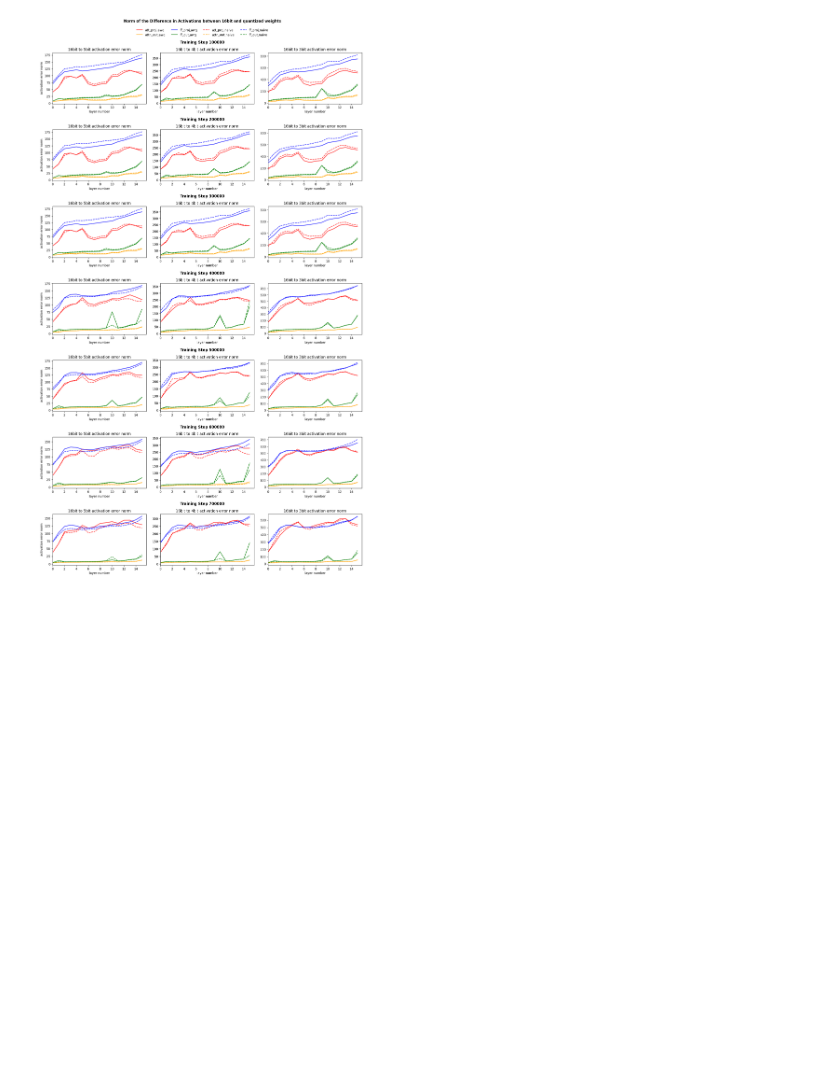
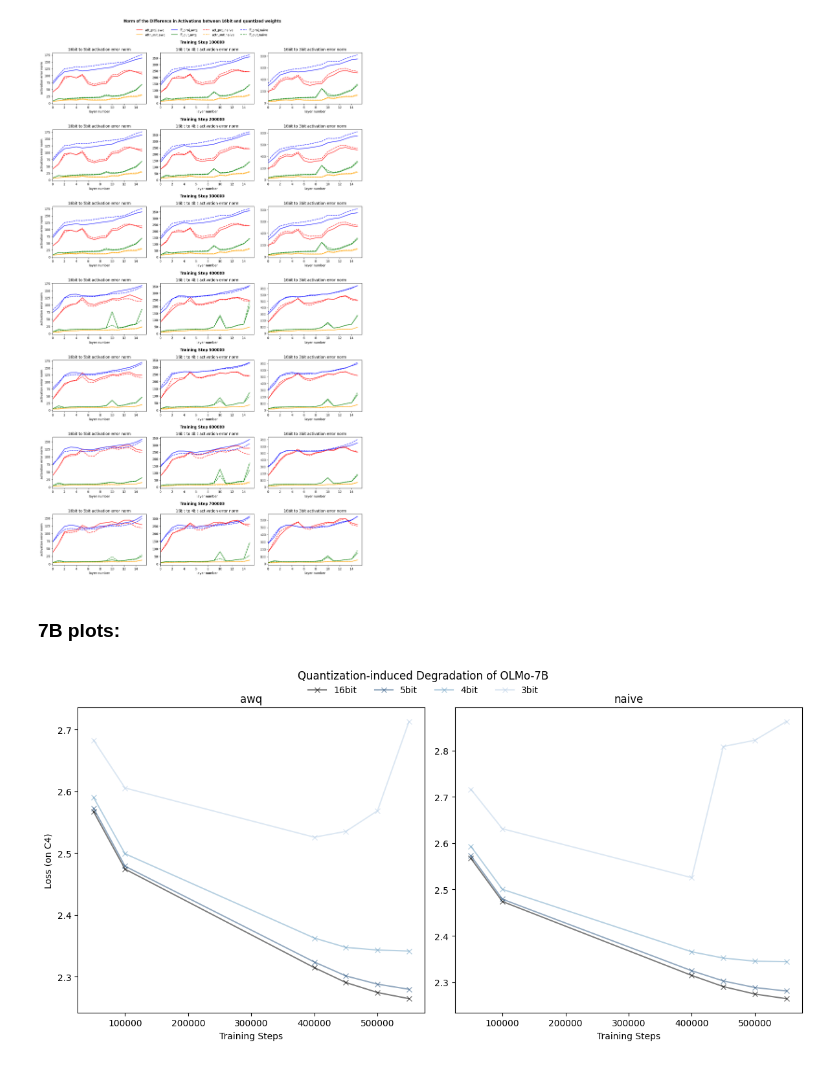
Before and after one commit to reeceshuttle/deep-learning-proj, a Jupyter notebook: results.ipynb, the cells around one changed output. Saved outputs shown, nothing was run; the diff lists cells and outputs as text; code cells hidden in the pictures; blank space fills up the shorter version.

Commit message:
new plots

```diff
--- a/results.ipynb
+++ b/results.ipynb
@@ -290,3 +292,72 @@ plt.savefig('blog/images/error_norm.png', bbox_inches = 'tight', dpi=200)
 #             axes[i].set_xlim(left=0)
 
 #             axes[i].legend()
+# %% [markdown]
+### 7B plots:
+# %%
+
+
+steps = step_to_revision['allenai/OLMo-1B'].keys()
+
+my_loss = {'7b': {'awq': {"16":[],"5":[],"4":[],"3":[],"2":[]}, 'naive': {"16":[],"5":[],"4":[],"3":[],"2":[]}}}
+han_loss = {'7b': {'awq': {"16":[],"5":[],"4":[],"3":[],"2":[]}, 'naive': {"16":[],"5":[],"4":[],"3":[],"2":[]}}}
+piqa_acc = {'7b': {'awq': {"16":[],"5":[],"4":[],"3":[],"2":[]}, 'naive': {"16":[],"5":[],"4":[],"3":[],"2":[]}}}
+wino_acc = {'7b': {'awq': {"16":[],"5":[],"4":[],"3":[],"2":[]}, 'naive': {"16":[],"5":[],"4":[],"3":[],"2":[]}}}
+lamb_acc = {'7b': {'awq': {"16":[],"5":[],"4":[],"3":[],"2":[]}, 'naive': {"16":[],"5":[],"4":[],"3":[],"2":[]}}}
+
+real_steps = []
+
+bit_to_color = {
+    "16": 'k',
+    "3": '#bcd2e8',
+    "4": '#73a5c6',
+    "5": '#2e5984',
+}
+
+
+
+for step in steps:
+    for method in ['awq', 'naive']:
+        # check if step is in
+        # print(path)
+        path = f'results/7b,{step},{method}.json'
+        if os.path.exists(path):
+            if method == 'awq': real_steps.append(int(step))
+            with open(path, 'r') as file:
+                result = json.load(file)
+                for bits in ["16","5","4","3","2"]:
+                    my_loss['7b'][method][bits].append(result[bits]['my_loss'])
+                    han_loss['7b'][method][bits].append(result[bits]['han_loss'])
+                    piqa_acc['7b'][method][bits].append(result[bits]['piqa,acc'])
+                    wino_acc['7b'][method][bits].append(result[bits]['winogrande,acc'])
+                    lamb_acc['7b'][method][bits].append(result[bits]['lambada_openai,acc'])
+
+# print(my_loss)
+
+fig, axes = plt.subplots(1,2,figsize=(12,6))
+
+
+for i, method in enumerate(['awq', 'naive']): #
+    for bits in ["16","5","4","3"]: # "2"
+
+        axes[i].plot(real_steps, my_loss['7b'][method][bits], marker='x', label=f'{bits}bit', alpha=0.5, c=bit_to_color[bits])
+    axes[i].set_title(method)
+    if i == 0: pass
+
+handles, labels = [], []
+for ax in axes.flat:
+    h, l = ax.get_legend_handles_labels()
+    handles.extend(h)
+    labels.extend(l)
+unique = dict(zip(labels, handles))
+fig.legend(unique.values(), unique.keys(), loc="upper center", ncol=4,bbox_to_anchor=(0.5, 0.96), frameon=False)
+# axes.set_ylim(top=3.6)
+
+fig.suptitle("Quantization-induced Degradation of OLMo-7B")
+axes[0].set_ylabel("Loss (on C4)")
+axes[0].set_xlabel("Training Steps")
+axes[1].set_xlabel("Training Steps")
+plt.tight_layout()
+plt.savefig('blog/images/QiD_loss_7B.png', bbox_inches = 'tight', dpi=200)
+# %% [output]
+[figure, added]
```
Also changed, not shown: parts of 3 cells of this notebook, 3 other files.
